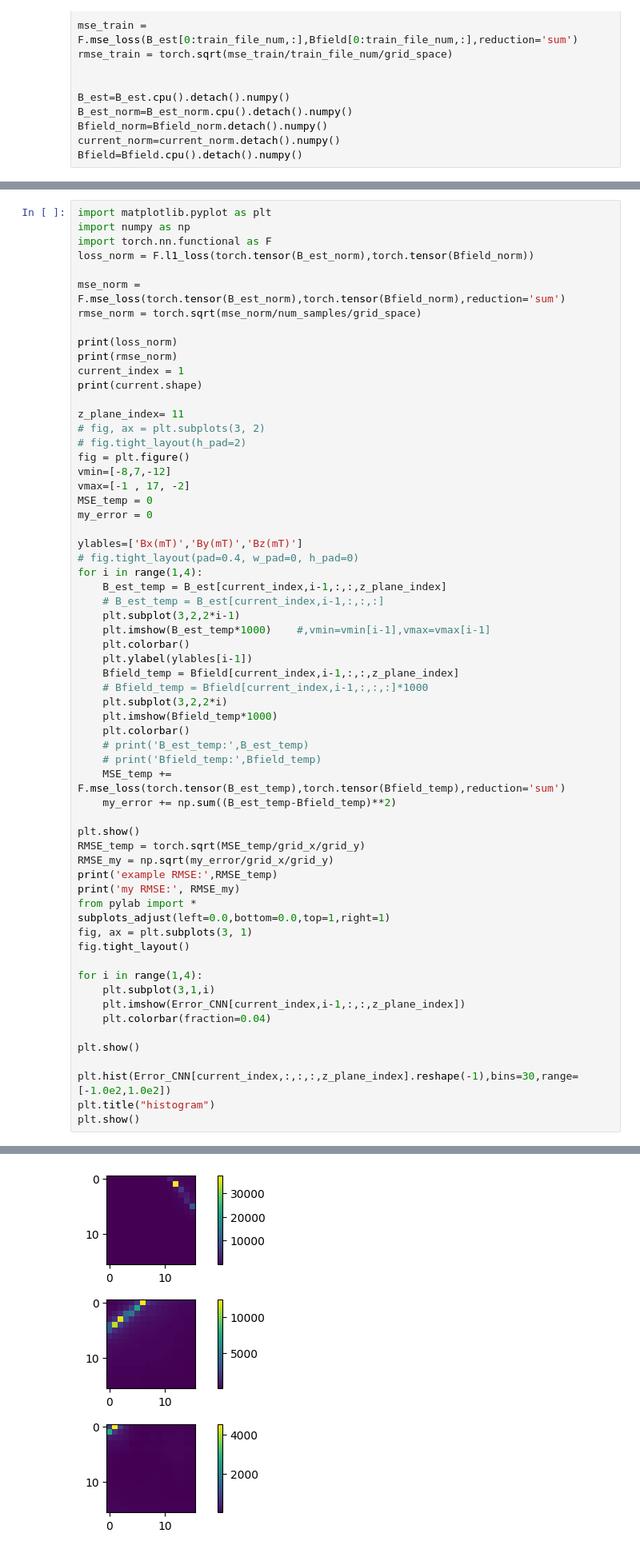
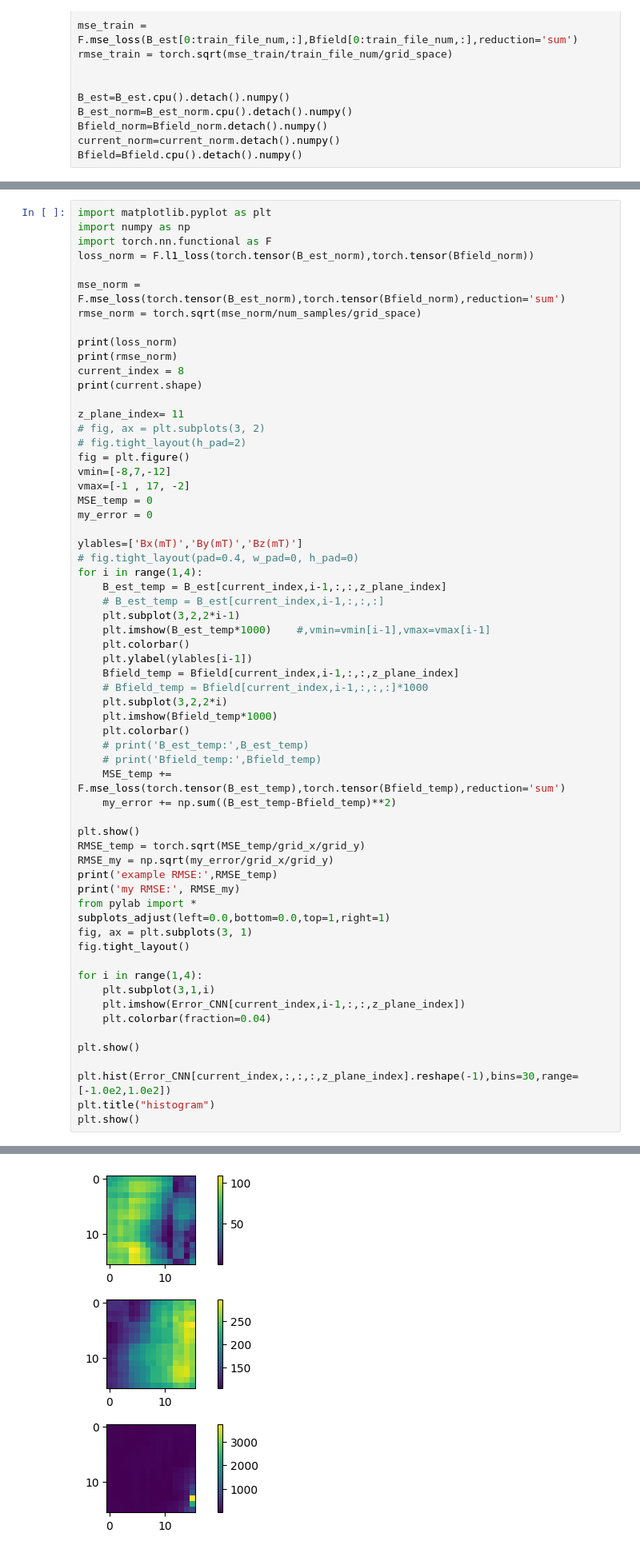
Before and after one commit to Junang-Wang/Qubot_Elastica, a Jupyter notebook: Modeling eMNS/CNN_satatics.ipynb, the cells around one changed output, grey strips where cells are left out. Shown: that part at 80% size. Saved outputs shown, nothing was run; the diff lists cells and outputs as text.

```diff
--- a/Modeling eMNS/CNN_satatics.ipynb
+++ b/Modeling eMNS/CNN_satatics.ipynb
@@ -169,7 +169,7 @@ rmse_norm = torch.sqrt(mse_norm/num_samples/grid_space)
 
 print(loss_norm)
 print(rmse_norm)
-current_index = 1
+current_index = 8
 print(current.shape)
 
 z_plane_index= 11
@@ -230,2 +230,2 @@ my RMSE: 0.01961499081570853
 <Figure size 640x480 with 0 Axes>
-[figure, old version]
+[figure, new version]
```
Also changed, not shown: parts of 2 cells of this notebook, 3 other files.
